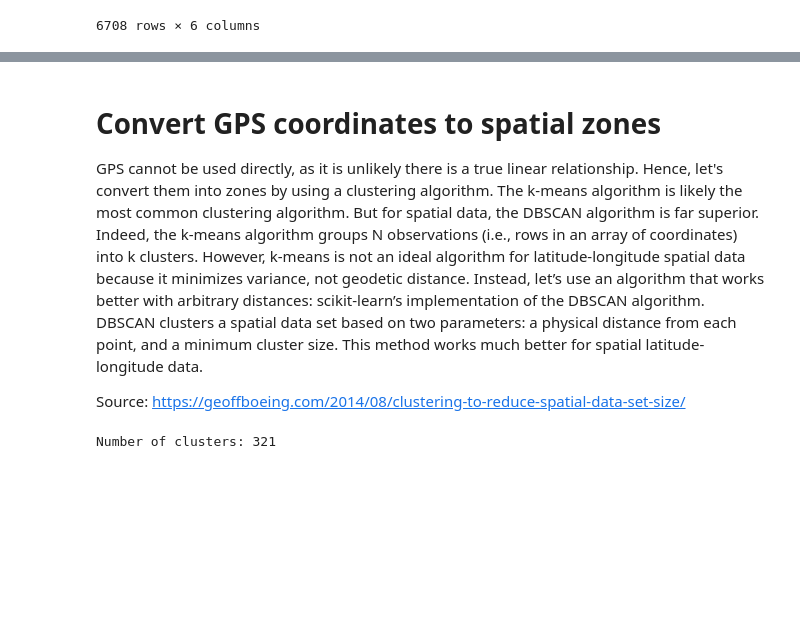
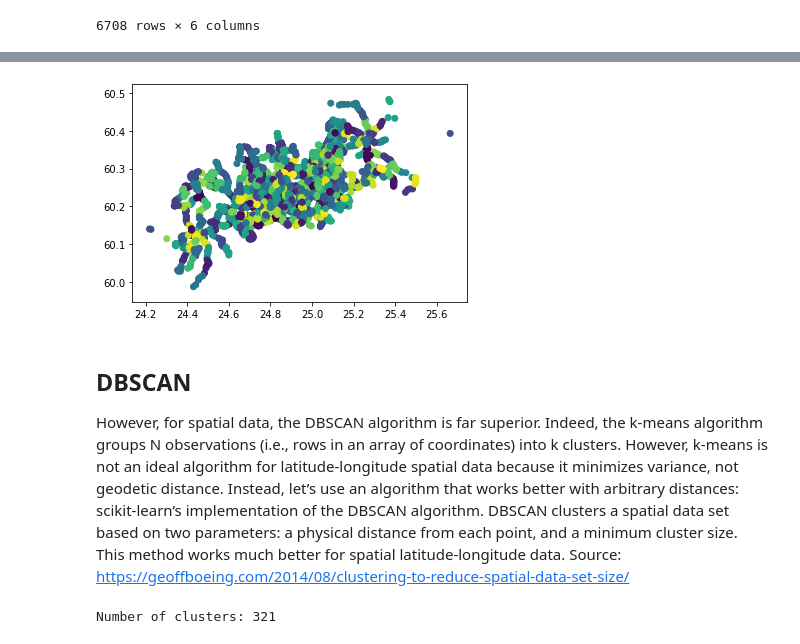
Before and after one commit to ant-louis/junction-hackathon, a Jupyter notebook: Crowd_predicting/process_data.ipynb, the cells around one changed output, grey strips where cells are left out. Saved outputs shown, nothing was run; the diff lists cells and outputs as text; code cells hidden in the pictures; blank space fills up the shorter version.

Commit message:
Process data and train models finished

```diff
--- a/Crowd_predicting/process_data.ipynb
+++ b/Crowd_predicting/process_data.ipynb
@@ -100,7 +105,24 @@ df
+# %%
+from sklearn.cluster import KMeans
+from sklearn.externals import joblib
+
+# Get coordinates
+coordinates = df.as_matrix(columns=['stop_lat', 'stop_long'])
+
+# Train the model
+kmeans = KMeans(n_clusters=300, random_state=0).fit(coordinates)
+labels = kmeans.labels_
+centers = kmeans.cluster_centers_
+
+# Save it and plot results
+joblib.dump(kmeans, "models/lin_reg.pkl")
+plt.scatter(coordinates[:,1], coordinates[:,0], c=labels);
+plt.show()
+# %% [output]
+[figure, added]
 # %% [markdown]
-# Convert GPS coordinates to spatial zones
-GPS cannot be used directly, as it is unlikely there is a true linear relationship. Hence, let's convert them into zones by using a clustering algorithm. The k-means algorithm is likely the most common clustering algorithm. But for spatial data, the DBSCAN algorithm is far superior. Indeed, the k-means algorithm groups N observations (i.e., rows in an array of coordinates) into k clusters. However, k-means is not an ideal algorithm for latitude-longitude spatial data because it minimizes variance, not geodetic distance. Instead, let’s use an algorithm that works better with arbitrary distances: scikit-learn’s implementation of the DBSCAN algorithm. DBSCAN clusters a spatial data set based on two parameters: a physical distance from each point, and a minimum cluster size. This method works much better for spatial latitude-longitude data.
-
+## DBSCAN
+However, for spatial data, the DBSCAN algorithm is far superior. Indeed, the k-means algorithm groups N observations (i.e., rows in an array of coordinates) into k clusters. However, k-means is not an ideal algorithm for latitude-longitude spatial data because it minimizes variance, not geodetic distance. Instead, let’s use an algorithm that works better with arbitrary distances: scikit-learn’s implementation of the DBSCAN algorithm. DBSCAN clusters a spatial data set based on two parameters: a physical distance from each point, and a minimum cluster size. This method works much better for spatial latitude-longitude data.
 Source: https://geoffboeing.com/2014/08/clustering-to-reduce-spatial-data-set-size/
 # %%
 from sklearn.cluster import DBSCAN
```
Also changed, not shown: parts of 7 cells of this notebook, 9 other files.
